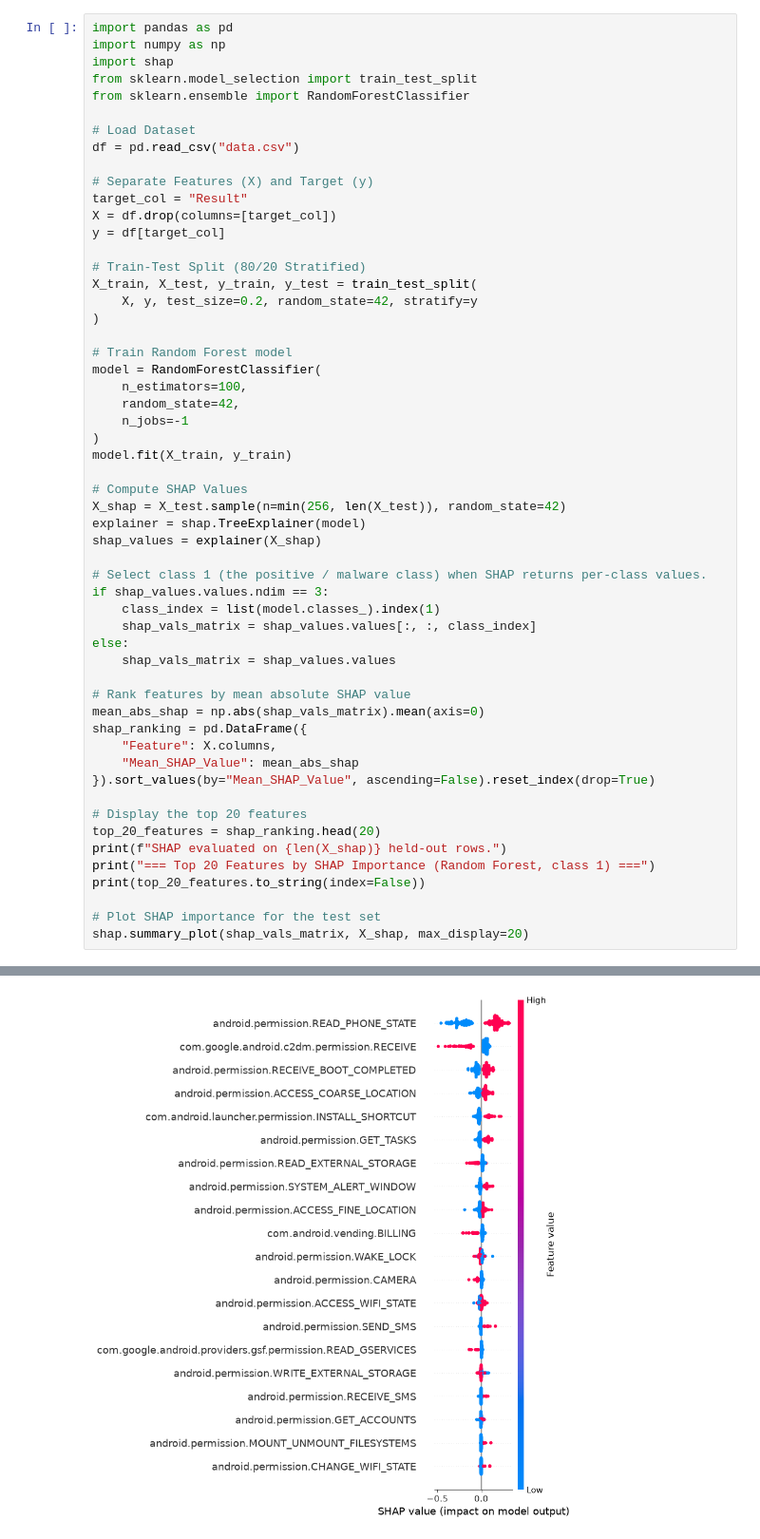
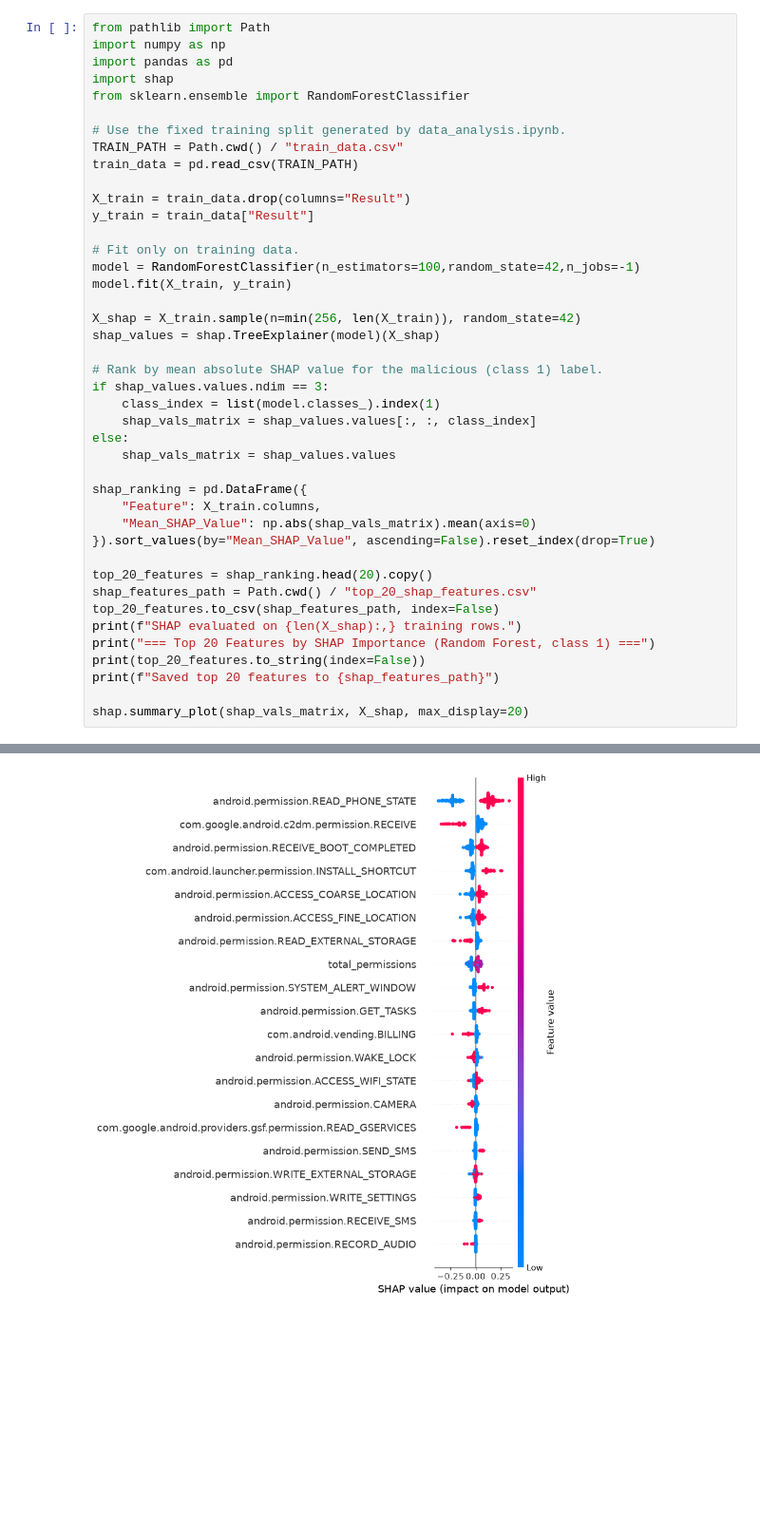
Before and after one commit to JiaQi312/684-Final-Project, a Jupyter notebook: SHAP_rankings.ipynb, the cells around one changed output, grey strips where cells are left out. Shown at 95% size. Saved outputs shown, nothing was run; the diff lists cells and outputs as text; blank space fills up the shorter version.

```diff
--- a/SHAP_rankings.ipynb
+++ b/SHAP_rankings.ipynb
@@ -1,56 +1,43 @@
 # %%
+from pathlib import Path
+import numpy as np
 import pandas as pd
-import numpy as np
 import shap
-from sklearn.model_selection import train_test_split
 from sklearn.ensemble import RandomForestClassifier
 
-# Load Dataset
-df = pd.read_csv("data.csv")
+# Use the fixed training split generated by data_analysis.ipynb.
+TRAIN_PATH = Path.cwd() / "train_data.csv"
+train_data = pd.read_csv(TRAIN_PATH)
 
-# Separate Features (X) and Target (y)
-target_col = "Result"
-X = df.drop(columns=[target_col])
-y = df[target_col]
+X_train = train_data.drop(columns="Result")
+y_train = train_data["Result"]
 
-# Train-Test Split (80/20 Stratified)
-X_train, X_test, y_train, y_test = train_test_split(
-    X, y, test_size=0.2, random_state=42, stratify=y
-)
-
-# Train Random Forest model
-model = RandomForestClassifier(
-    n_estimators=100,
-    random_state=42,
-    n_jobs=-1
-)
+# Fit only on training data.
+model = RandomForestClassifier(n_estimators=100,random_state=42,n_jobs=-1)
 model.fit(X_train, y_train)
 
-# Compute SHAP Values
-X_shap = X_test.sample(n=min(256, len(X_test)), random_state=42)
-explainer = shap.TreeExplainer(model)
-shap_values = explainer(X_shap)
+X_shap = X_train.sample(n=min(256, len(X_train)), random_state=42)
+shap_values = shap.TreeExplainer(model)(X_shap)
 
-# Select class 1 (the positive / malware class) when SHAP returns per-class values.
+# Rank by mean absolute SHAP value for the malicious (class 1) label.
 if shap_values.values.ndim == 3:
     class_index = list(model.classes_).index(1)
     shap_vals_matrix = shap_values.values[:, :, class_index]
 else:
     shap_vals_matrix = shap_values.values
 
-# Rank features by mean absolute SHAP value
-mean_abs_shap = np.abs(shap_vals_matrix).mean(axis=0)
 shap_ranking = pd.DataFrame({
-    "Feature": X.columns,
-    "Mean_SHAP_Value": mean_abs_shap
+    "Feature": X_train.columns,
+    "Mean_SHAP_Value": np.abs(shap_vals_matrix).mean(axis=0)
 }).sort_values(by="Mean_SHAP_Value", ascending=False).reset_index(drop=True)
 
-# Display the top 20 features
-top_20_features = shap_ranking.head(20)
-print(f"SHAP evaluated on {len(X_shap)} held-out rows.")
+top_20_features = shap_ranking.head(20).copy()
+shap_features_path = Path.cwd() / "top_20_shap_features.csv"
+top_20_features.to_csv(shap_features_path, index=False)
+print(f"SHAP evaluated on {len(X_shap):,} training rows.")
 print("=== Top 20 Features by SHAP Importance (Random Forest, class 1) ===")
 print(top_20_features.to_string(index=False))
+print(f"Saved top 20 features to {shap_features_path}")
 
-# Plot SHAP importance for the test set
 shap.summary_plot(shap_vals_matrix, X_shap, max_display=20)
 # %% [output]
@@ -74 +61 @@ SHAP evaluated on 256 held-out rows.
-[figure, old version]
+[figure, new version]
```
Also changed, not shown: parts of 1 cell of this notebook, 5 other files.
